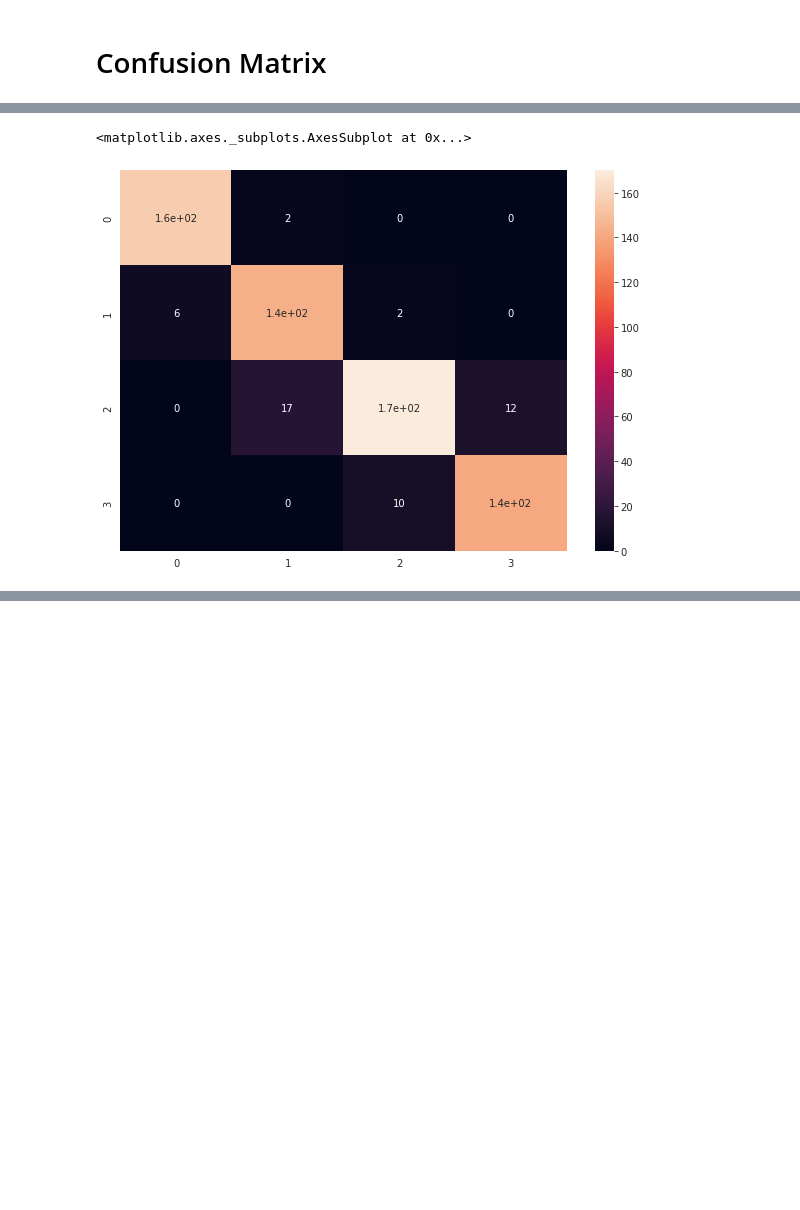
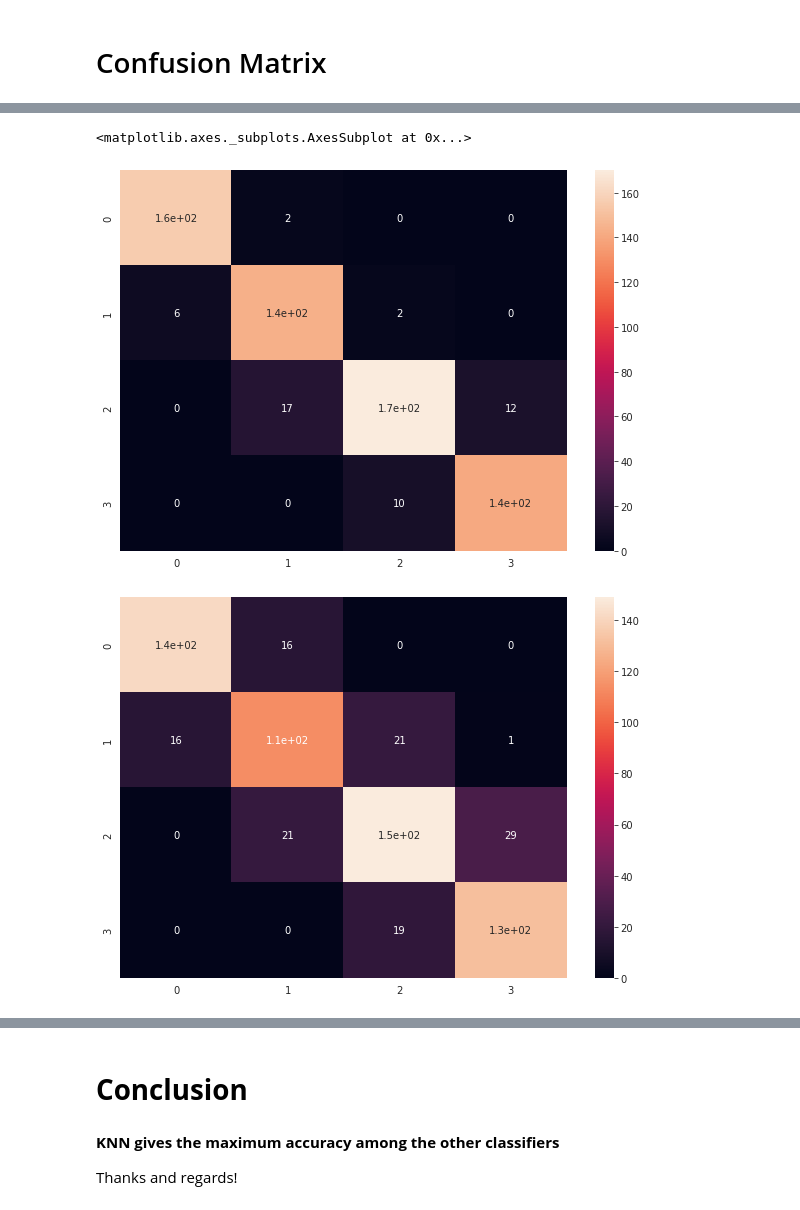
Before and after one commit to kal-nemi/classification-performance-comparison-, a Jupyter notebook: Assignment_1_Vishal_DM.ipynb, the cells around one changed output, grey strips where cells are left out. Saved outputs shown, nothing was run; the diff lists cells and outputs as text; code cells hidden in the pictures; blank space fills up the shorter version.

Commit message:
Confusion matrix update

```diff
--- a/Assignment_1_Vishal_DM.ipynb
+++ b/Assignment_1_Vishal_DM.ipynb
@@ -279,0 +266,11 @@ print(matrix)
+# %%
+pred1 = knn.predict(X_test)
+pred2 = dtree.predict(X_test)
+pred3 = nb.predict(X_test)
+# %%
+matrix1=confusion_matrix(y_test,pred1)
+matrix2=confusion_matrix(y_test,pred2)
+matrix3=confusion_matrix(y_test,pred3)
+print(matrix1)
+print(matrix2)
+print(matrix3)
@@ -280,6 +290,11 @@ print(matrix)
 # %%
 plt.figure(figsize = (10,7))
-sns.heatmap(matrix,annot=True)
+sns.heatmap(matrix1,annot=True)
+plt.figure(figsize = (10,7))
+sns.heatmap(matrix2,annot=True)
+plt.figure(figsize = (10,7))
+sns.heatmap(matrix3,annot=True)
 # %% [output]
 <matplotlib.axes._subplots.AxesSubplot at 0x...>
 [figure]
+[figure, added]
@@ -285,0 +302,6 @@ sns.heatmap(matrix,annot=True)
+# %% [markdown]
+# **Conclusion**
+# %% [markdown]
+**KNN gives the maximum accuracy among the other classifiers**
+
+Thanks and regards!
```
Also changed, not shown: parts of 6 cells of this notebook.
